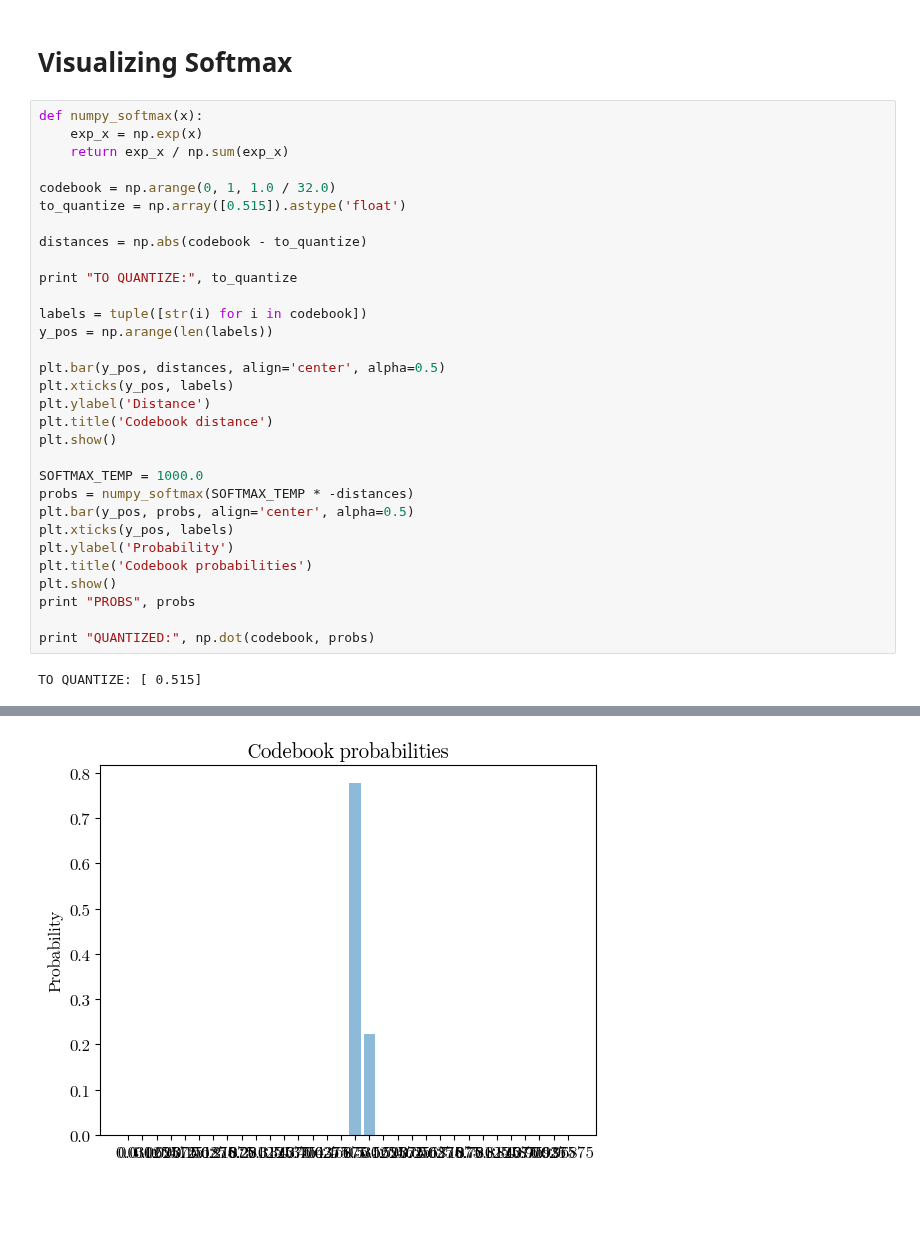
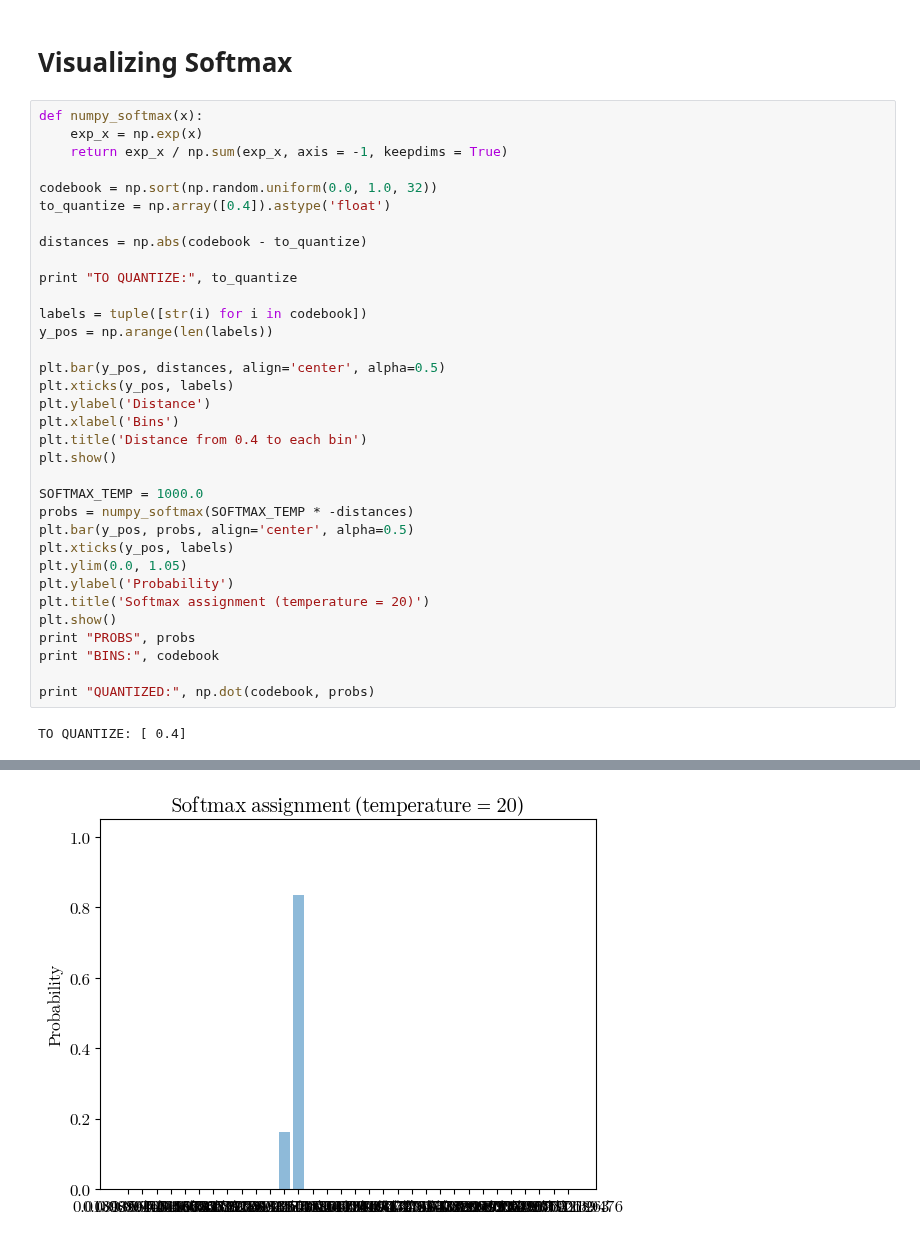
Before and after one commit to sri-kankanahalli/autoencoder-speech-compression, a Jupyter notebook: Visualizations.ipynb, the cells around one changed output, grey strips where cells are left out. Saved outputs shown, nothing was run; the diff lists cells and outputs as text; blank space fills up the shorter version.

```diff
--- a/Visualizations.ipynb
+++ b/Visualizations.ipynb
@@ -100,10 +109,10 @@ activation_plot(fnc, 4.0, (-4.0, 4.0), (-0.3, 1.3))
 # %%
 def numpy_softmax(x):
     exp_x = np.exp(x)
-    return exp_x / np.sum(exp_x)
+    return exp_x / np.sum(exp_x, axis = -1, keepdims = True)
 
-codebook = np.arange(0, 1, 1.0 / 32.0)
-to_quantize = np.array([0.515]).astype('float')
+codebook = np.sort(np.random.uniform(0.0, 1.0, 32))
+to_quantize = np.array([0.4]).astype('float')
 
 distances = np.abs(codebook - to_quantize)
 
@@ -115,18 +124,21 @@ y_pos = np.arange(len(labels))
 plt.bar(y_pos, distances, align='center', alpha=0.5)
 plt.xticks(y_pos, labels)
 plt.ylabel('Distance')
-plt.title('Codebook distance')
+plt.xlabel('Bins')
+plt.title('Distance from 0.4 to each bin')
 plt.show()
 
 SOFTMAX_TEMP = 1000.0
 probs = numpy_softmax(SOFTMAX_TEMP * -distances)
 plt.bar(y_pos, probs, align='center', alpha=0.5)
 plt.xticks(y_pos, labels)
+plt.ylim(0.0, 1.05)
 plt.ylabel('Probability')
-plt.title('Codebook probabilities')
+plt.title('Softmax assignment (temperature = 20)')
 plt.show()
 print "PROBS", probs
+print "BINS:", codebook
 
 print "QUANTIZED:", np.dot(codebook, probs)
 # %% [output]
-TO QUANTIZE: [ 0.515]
+TO QUANTIZE: [ 0.4]
@@ -134 +146 @@ TO QUANTIZE: [ 0.515]
-[figure, old version]
+[figure, new version]
```
Also changed, not shown: parts of 8 cells of this notebook, 28 other files.
